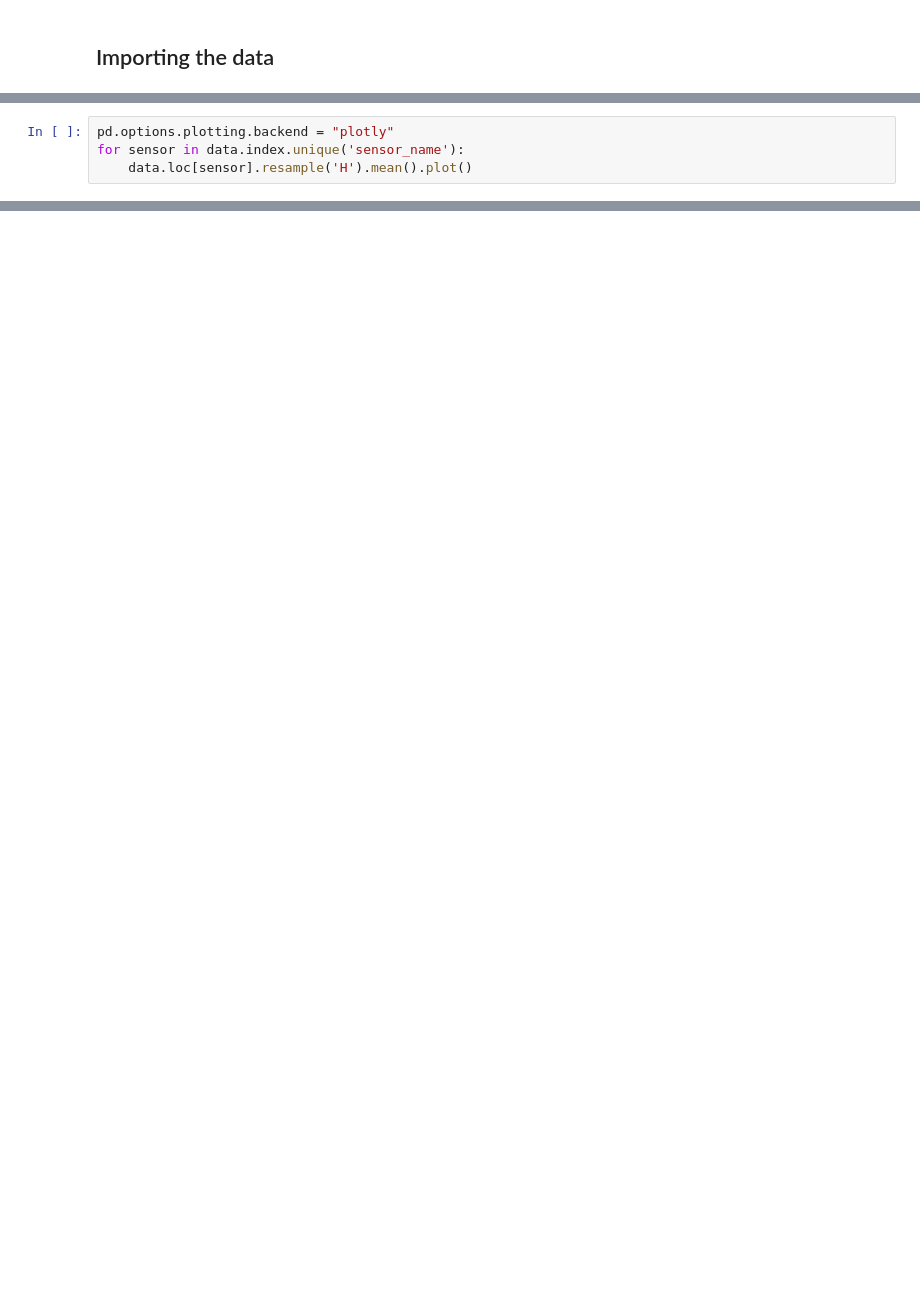
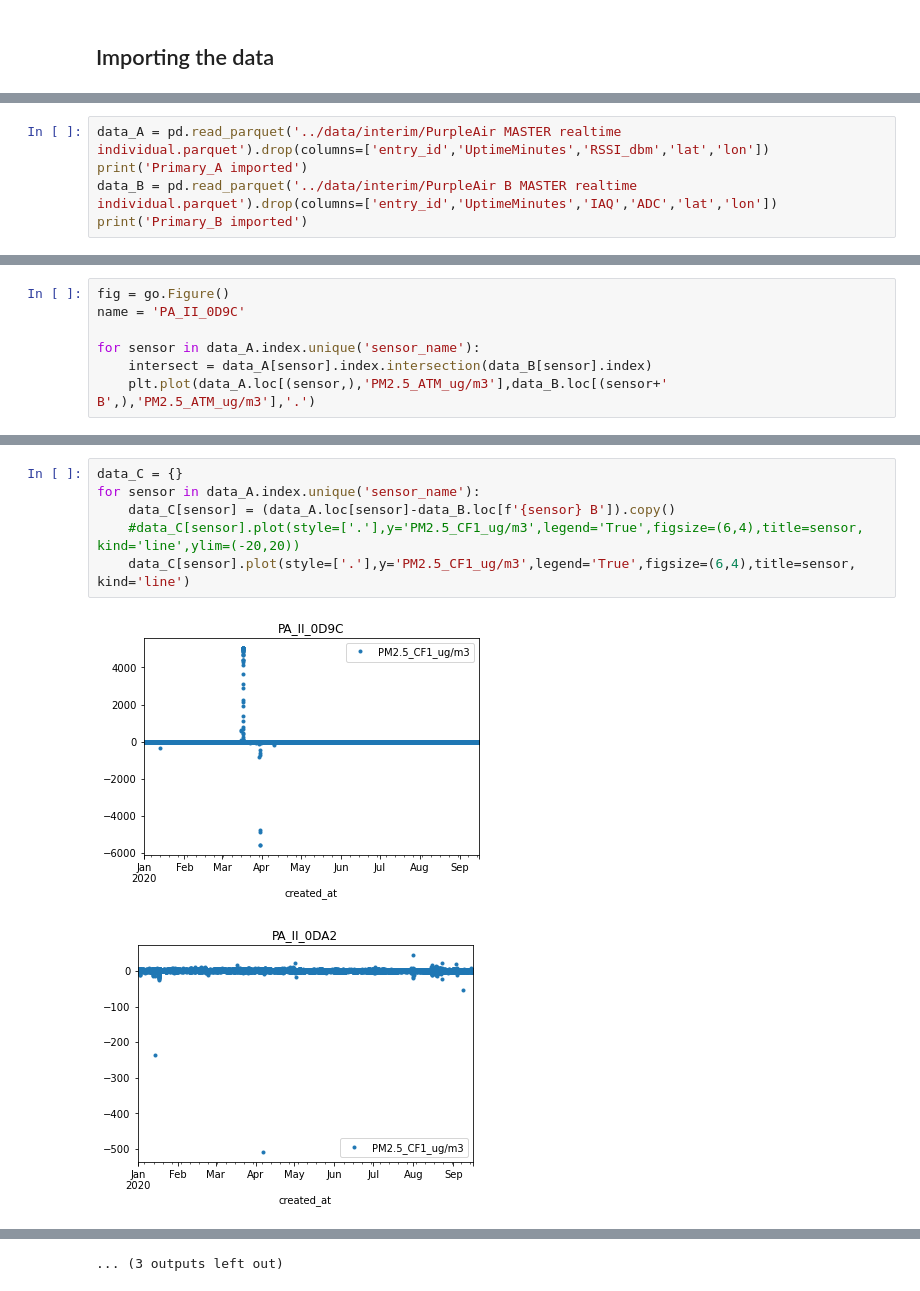
Before and after one commit to intelligent-environments-lab/bleed-orange-measure-purple, a Jupyter notebook: notebooks/3.0-cjl-visualization-purpleair-timeseries.ipynb, the cells around one changed output, grey strips where cells are left out. Saved outputs shown, nothing was run; the diff lists cells and outputs as text; blank space fills up the shorter version.

Commit message:
Jupyter notebook updates, correlation scatter facetgrid for comparing A/B channel

```diff
--- a/notebooks/3.0-cjl-visualization-purpleair-timeseries.ipynb
+++ b/notebooks/3.0-cjl-visualization-purpleair-timeseries.ipynb
@@ -6,0 +8,5 @@ data = pd.read_parquet('../data/interim/PurpleAir MASTER realtime individual.par
+# %%
+data_A = pd.read_parquet('../data/interim/PurpleAir MASTER realtime individual.parquet').drop(columns=['entry_id','UptimeMinutes','RSSI_dbm','lat','lon'])
+print('Primary_A imported')
+data_B = pd.read_parquet('../data/interim/PurpleAir B MASTER realtime individual.parquet').drop(columns=['entry_id','UptimeMinutes','IAQ','ADC','lat','lon'])
+print('Primary_B imported')
@@ -6,0 +16,7 @@ data = pd.read_parquet('../data/interim/PurpleAir MASTER realtime individual.par
+# %%
+fig = go.Figure()
+name = 'PA_II_0D9C'
+
+for sensor in data_A.index.unique('sensor_name'):
+    intersect = data_A[sensor].index.intersection(data_B[sensor].index)
+    plt.plot(data_A.loc[(sensor,),'PM2.5_ATM_ug/m3'],data_B.loc[(sensor+' B',),'PM2.5_ATM_ug/m3'],'.')
@@ -31,4 +30,0 @@ Index(['PA_II_0D9C', 'PA_II_0DA2', 'PA_II_0DA8', 'PA_II_0E47', 'PA_II_0E49',
-# %%
-pd.options.plotting.backend = "plotly"
-for sensor in data.index.unique('sensor_name'):
-    data.loc[sensor].resample('H').mean().plot()
@@ -77,0 +54,9 @@ data
+# %%
+data_C = {}
+for sensor in data_A.index.unique('sensor_name'):
+    data_C[sensor] = (data_A.loc[sensor]-data_B.loc[f'{sensor} B']).copy()
+    #data_C[sensor].plot(style=['.'],y='PM2.5_CF1_ug/m3',legend='True',figsize=(6,4),title=sensor, kind='line',ylim=(-20,20))
+    data_C[sensor].plot(style=['.'],y='PM2.5_CF1_ug/m3',legend='True',figsize=(6,4),title=sensor, kind='line')
+# %% [output]
+[figure, added]
+[figure, added]
@@ -77,0 +73 @@ data
+... (3 outputs left out)
```
Also changed, not shown: parts of 20 cells of this notebook, 1 other file.
